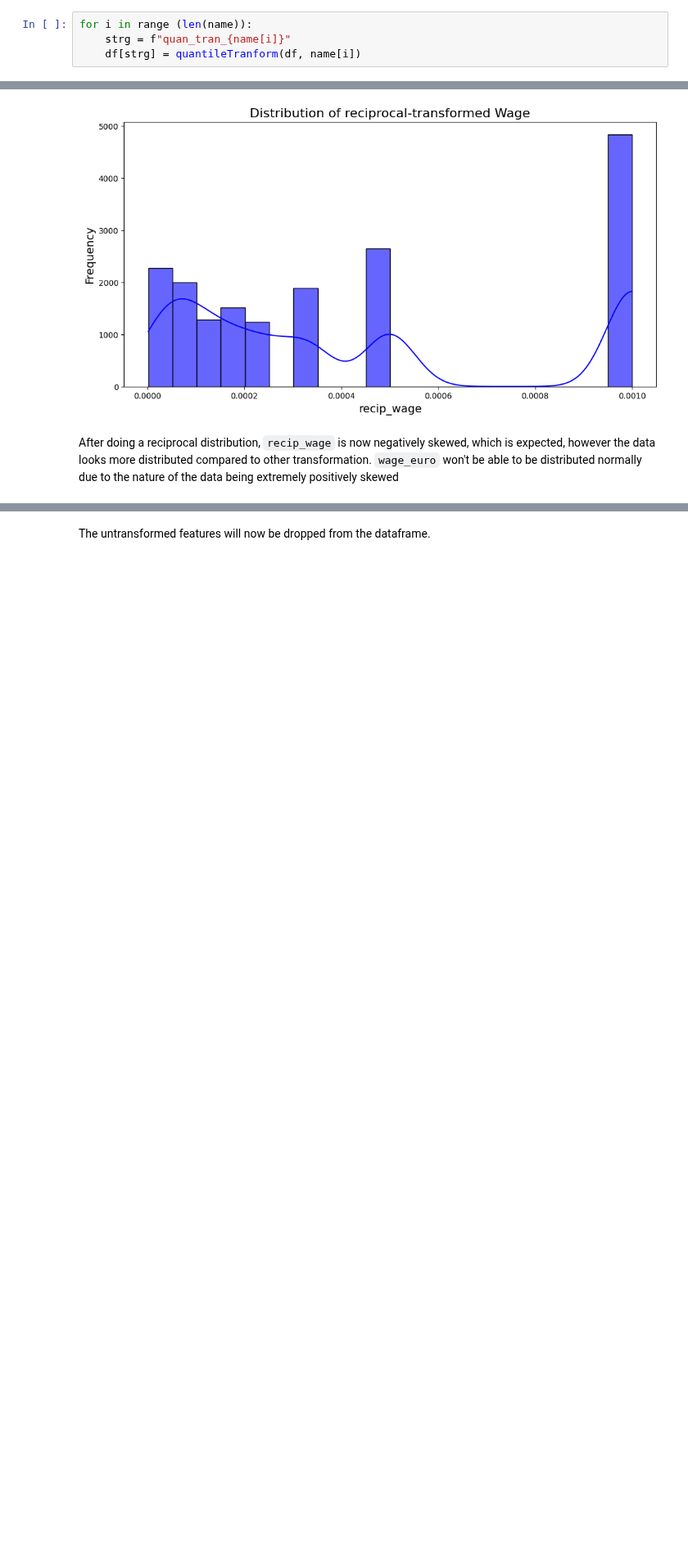
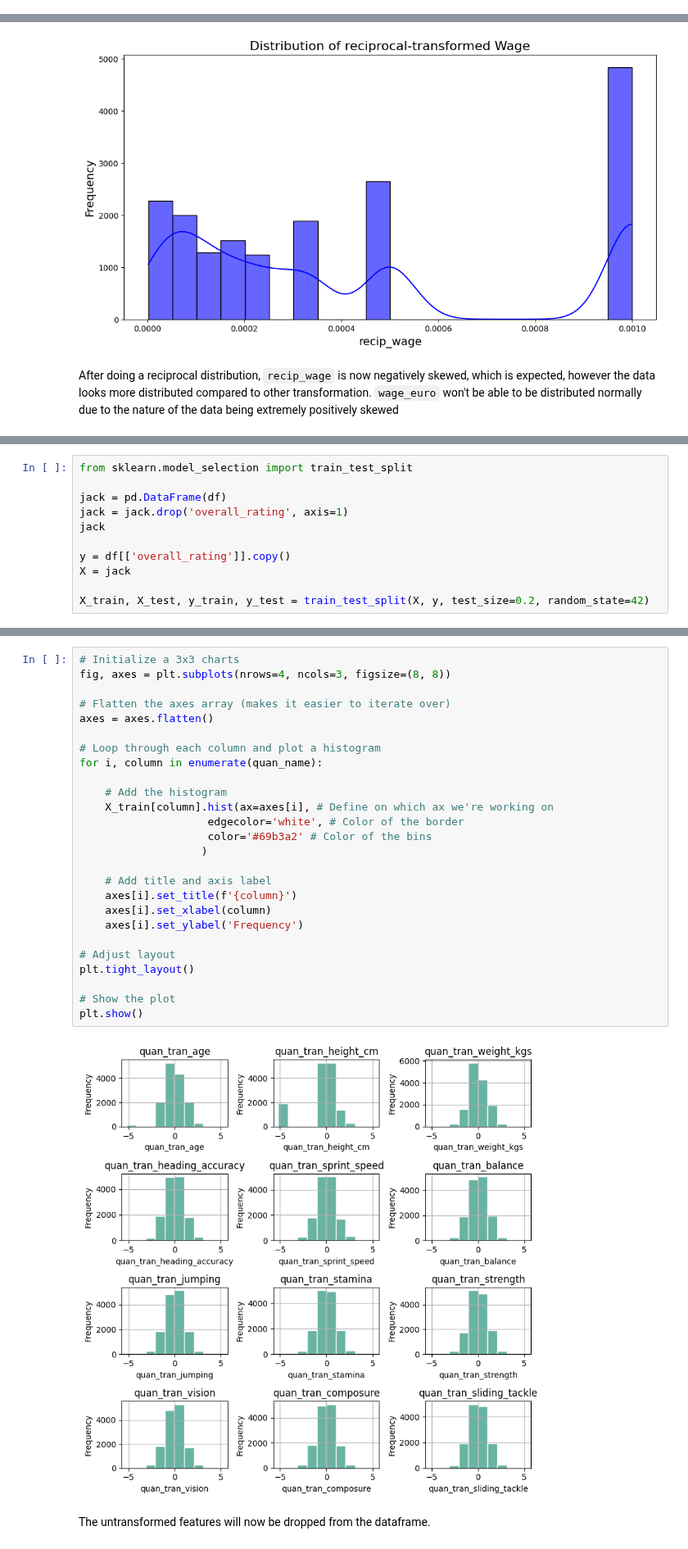
Before and after one commit to bewba/STINTSY-MP, a Jupyter notebook: STINSTY.ipynb, the cells around one changed output, grey strips where cells are left out. Shown at 82% size. Cells and saved outputs as stored; diff of their text form; blank space fills up the shorter version.

```diff
--- a/STINSTY.ipynb
+++ b/STINSTY.ipynb
@@ -607,4 +597,0 @@ def quantileTranform(df, col):
-# %%
-for i in range (len(name)):
-    strg = f"quan_tran_{name[i]}"
-    df[strg] = quantileTranform(df, name[i])
@@ -672,0 +639,11 @@ After doing a reciprocal distribution, `recip_wage` is now negatively skewed, wh
+# %%
+from sklearn.model_selection import train_test_split
+
+jack = pd.DataFrame(df)
+jack = jack.drop('overall_rating', axis=1)
+jack
+
+y = df[['overall_rating']].copy()
+X = jack
+
+X_train, X_test, y_train, y_test = train_test_split(X, y, test_size=0.2, random_state=42)
@@ -673,2 +657,30 @@ After doing a reciprocal distribution, `recip_wage` is now negatively skewed, wh
+# %%
+# Initialize a 3x3 charts
+fig, axes = plt.subplots(nrows=4, ncols=3, figsize=(8, 8))
+
+# Flatten the axes array (makes it easier to iterate over)
+axes = axes.flatten()
+
+# Loop through each column and plot a histogram
+for i, column in enumerate(quan_name):
+
+    # Add the histogram
+    X_train[column].hist(ax=axes[i], # Define on which ax we're working on
+                    edgecolor='white', # Color of the border
+                    color='#69b3a2' # Color of the bins
+                   )
+
+    # Add title and axis label
+    axes[i].set_title(f'{column}')
+    axes[i].set_xlabel(column)
+    axes[i].set_ylabel('Frequency')
+
+# Adjust layout
+plt.tight_layout()
+
+# Show the plot
+plt.show()
+# %% [output]
+[figure, added]
 # %% [markdown]
 The untransformed features will now be dropped from the dataframe.
```
Also changed, not shown: parts of 42 cells of this notebook.
